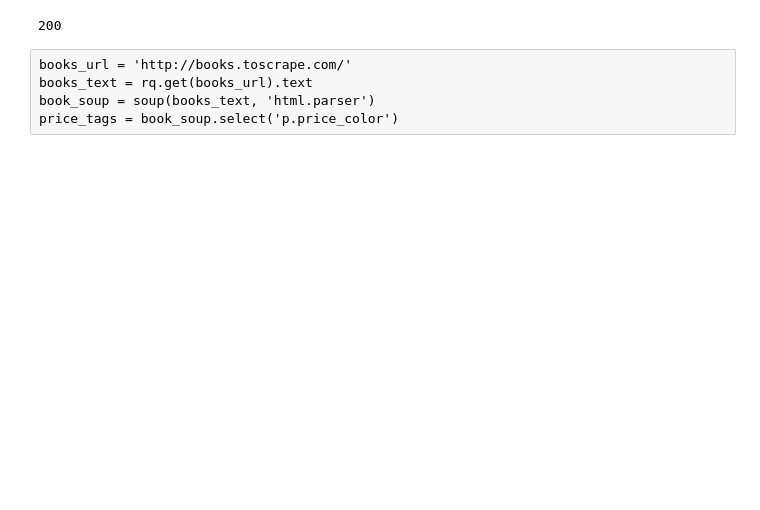
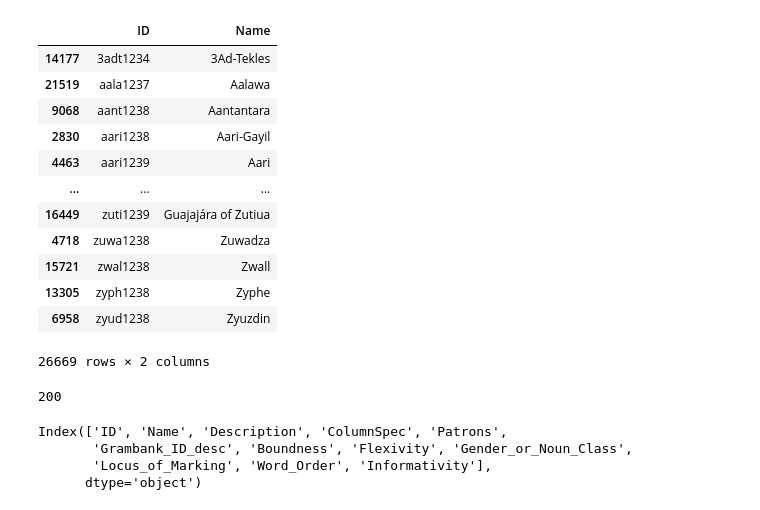
Before and after one commit to tinnatonia/ga_capstone_research, a Jupyter notebook: eda_linguistics.ipynb, the cells around one changed output. Cells and saved outputs as stored; diff of their text form; code cells hidden in the pictures; blank space fills up the shorter version.

```diff
--- a/eda_linguistics.ipynb
+++ b/eda_linguistics.ipynb
@@ -5,4 +5,3 @@ import numpy as np
 from ydata_profiling import ProfileReport
 from bs4 import BeautifulSoup as soup
 import requests as rq
-pd.set_option('max_colwidth', 300)
@@ -34,6 +20,23 @@ languages.head()
 | 2 | abau1245 | Abau | Papunesia | -3.97222 | 141.32400 | abau1245 | MD-GR-RSI_abau1245.tsv | Sepik | ... |
 | 3 | abee1242 | Abé | Africa | 5.59682 | -4.38497 | abee1242 | RHE_abee1242.tsv | Atlantic-Congo | ... |
 | 4 | aben1249 | Abenlen Ayta | Papunesia | 15.41310 | 120.20000 | aben1249 | SR_aben1249.tsv | Austronesian | ... |
+# %%
+glotto=pd.read_csv(filepath_or_buffer='.\data\glottolog_cldf\cldf\languages.csv')
+glotto[['ID', 'Name']].sort_values('ID')
+# %% [output]
+|  | ID | Name |
+| 14177 | 3adt1234 | 3Ad-Tekles |
+| 21519 | aala1237 | Aalawa |
+| 9068 | aant1238 | Aantantara |
+| 2830 | aari1238 | Aari-Gayil |
+| 4463 | aari1239 | Aari |
+| ... | ... | ... |
+| 16449 | zuti1239 | Guajajára of Zutiua |
+| 4718 | zuwa1238 | Zuwadza |
+| 15721 | zwal1238 | Zwall |
+| 13305 | zyph1238 | Zyphe |
+| 6958 | zyud1238 | Zyuzdin |
+26669 rows × 2 columns
 # %%
 #https://en.wal.unesco.org/discover/languages?text=&sort_by=title&page=4
 
@@ -45,8 +49,3 @@ wal_soup = soup(rq.get(page_url).text)
 #<a href="https://en.wal.unesco.org/lcanguages/akpa" hreflang="en">Akpa</a>
 # %% [output]
 200
-# %% [raw]
-books_url = 'http://books.toscrape.com/'
-books_text = rq.get(books_url).text
-book_soup = soup(books_text, 'html.parser')
-price_tags = book_soup.select('p.price_color')
@@ -52,0 +54,7 @@ price_tags = book_soup.select('p.price_color')
+# %%
+parameters.columns
+# %% [output]
+Index(['ID', 'Name', 'Description', 'ColumnSpec', 'Patrons',
+       'Grambank_ID_desc', 'Boundness', 'Flexivity', 'Gender_or_Noun_Class',
+       'Locus_of_Marking', 'Word_Order', 'Informativity'],
+      dtype='object')
```
Also changed, not shown: parts of 5 cells of this notebook, 2 other files.
